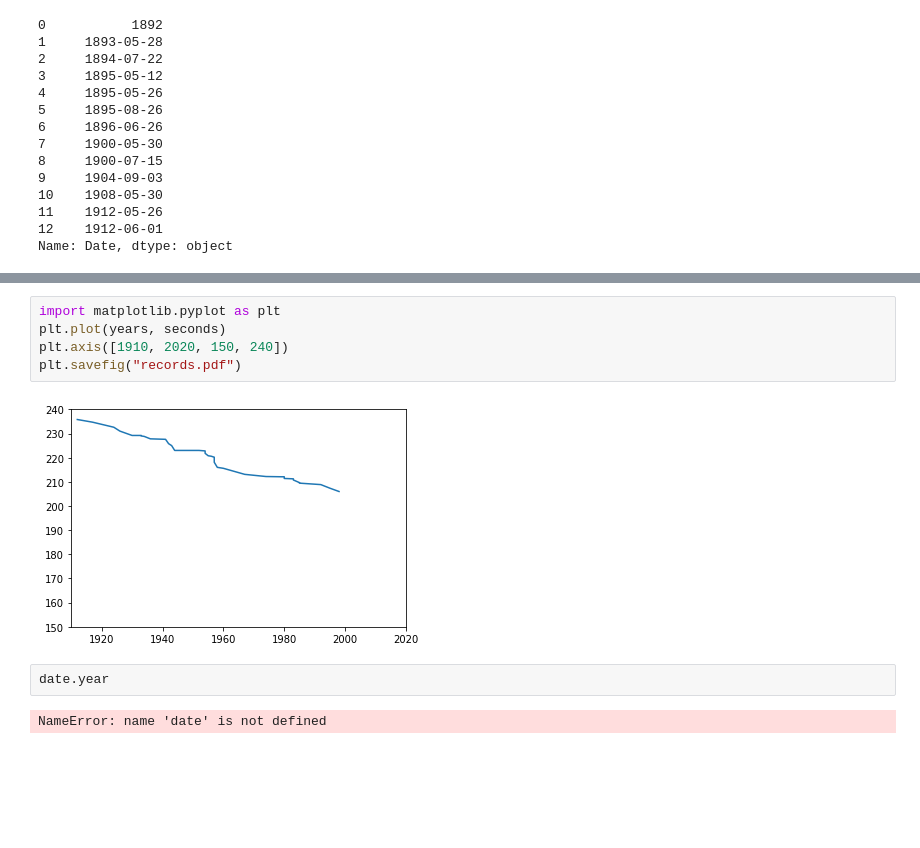
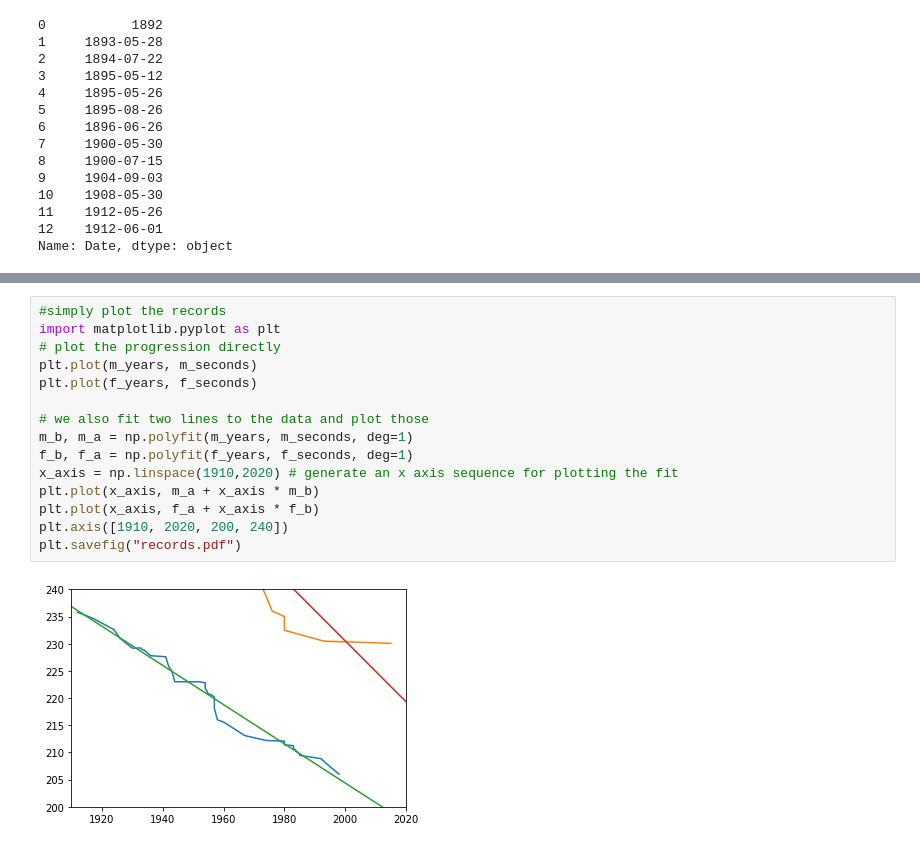
Before and after one commit to olethrosdc/digital-skills, a Jupyter notebook: src/time-series/WorldRecords.ipynb, the cells around one changed output, grey strips where cells are left out. Cells and saved outputs as stored; diff of their text form; blank space fills up the shorter version.

```diff
--- a/src/time-series/WorldRecords.ipynb
+++ b/src/time-series/WorldRecords.ipynb
@@ -63,11 +86,17 @@ for i in range(n_records): # advanced: first, we need to loop through all the re
-# %%
-import matplotlib.pyplot as plt
-plt.plot(years, seconds)
-plt.axis([1910, 2020, 150, 240])
-plt.savefig("records.pdf")
-# %% [output]
-[figure, removed]
-# %%
-date.year
-# %% [output]
-NameError: name 'date' is not defined
+# %%
+#simply plot the records
+import matplotlib.pyplot as plt
+# plot the progression directly
+plt.plot(m_years, m_seconds)
+plt.plot(f_years, f_seconds)
+
+# we also fit two lines to the data and plot those
+m_b, m_a = np.polyfit(m_years, m_seconds, deg=1)
+f_b, f_a = np.polyfit(f_years, f_seconds, deg=1)
+x_axis = np.linspace(1910,2020) # generate an x axis sequence for plotting the fit
+plt.plot(x_axis, m_a + x_axis * m_b)
+plt.plot(x_axis, f_a + x_axis * f_b)
+plt.axis([1910, 2020, 200, 240])
+plt.savefig("records.pdf")
+# %% [output]
+[figure, added]
```
Also changed, not shown: parts of 11 cells of this notebook.
